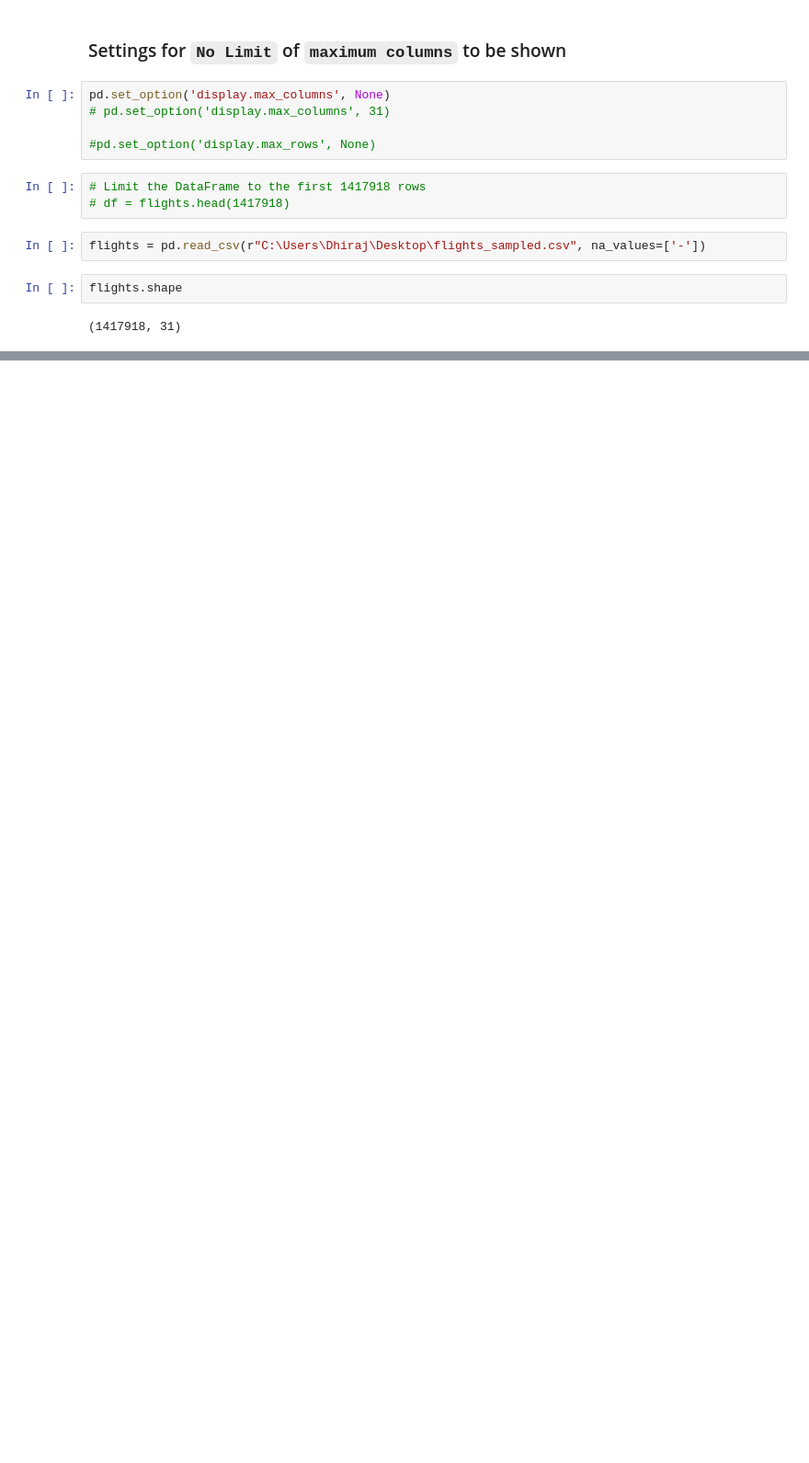
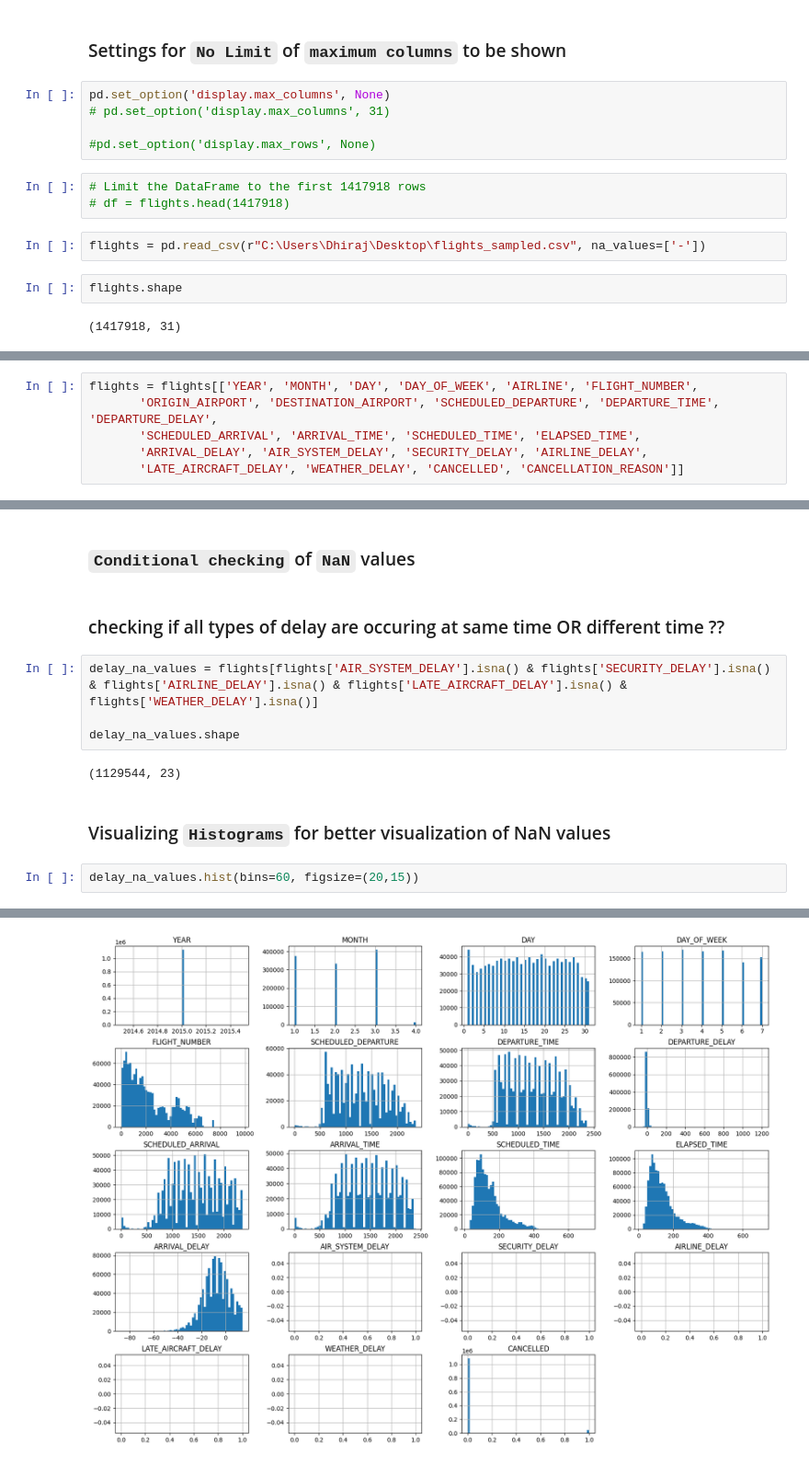
Before and after one commit to 47dhiraj/analytics_projects, a Jupyter notebook: pandas/data_exploration_and_data_cleaning/Flight Project/flight_project.ipynb, the cells around one changed output, grey strips where cells are left out. Shown at 92% size. Cells and saved outputs as stored; diff of their text form; blank space fills up the shorter version.

Commit message:
Flights data -Data Expolrationa & Cleaning

```diff
--- a/pandas/data_exploration_and_data_cleaning/Flight Project/flight_project.ipynb
+++ b/pandas/data_exploration_and_data_cleaning/Flight Project/flight_project.ipynb
@@ -22,0 +64,6 @@ flights.shape
+# %%
+flights = flights[['YEAR', 'MONTH', 'DAY', 'DAY_OF_WEEK', 'AIRLINE', 'FLIGHT_NUMBER',
+       'ORIGIN_AIRPORT', 'DESTINATION_AIRPORT', 'SCHEDULED_DEPARTURE', 'DEPARTURE_TIME', 'DEPARTURE_DELAY',
+       'SCHEDULED_ARRIVAL', 'ARRIVAL_TIME', 'SCHEDULED_TIME', 'ELAPSED_TIME',
+       'ARRIVAL_DELAY', 'AIR_SYSTEM_DELAY', 'SECURITY_DELAY', 'AIRLINE_DELAY',
+       'LATE_AIRCRAFT_DELAY', 'WEATHER_DELAY', 'CANCELLED', 'CANCELLATION_REASON']]
@@ -22,0 +139,15 @@ flights.shape
+# %% [markdown]
+### `Conditional checking` of `NaN` values
+# %% [markdown]
+### checking if all types of delay are occuring at same time OR different time  ??
+# %%
+delay_na_values = flights[flights['AIR_SYSTEM_DELAY'].isna() & flights['SECURITY_DELAY'].isna() & flights['AIRLINE_DELAY'].isna() & flights['LATE_AIRCRAFT_DELAY'].isna() & flights['WEATHER_DELAY'].isna()]
+
+delay_na_values.shape
+# %% [output]
+(1129544, 23)
+# %% [markdown]
+### Visualizing `Histograms` for better visualization of NaN values
+# %%
+delay_na_values.hist(bins=60, figsize=(20,15))
+# %% [output]
@@ -22,0 +173 @@ flights.shape
+[figure, added]
```
Also changed, not shown: parts of 19 cells of this notebook.
